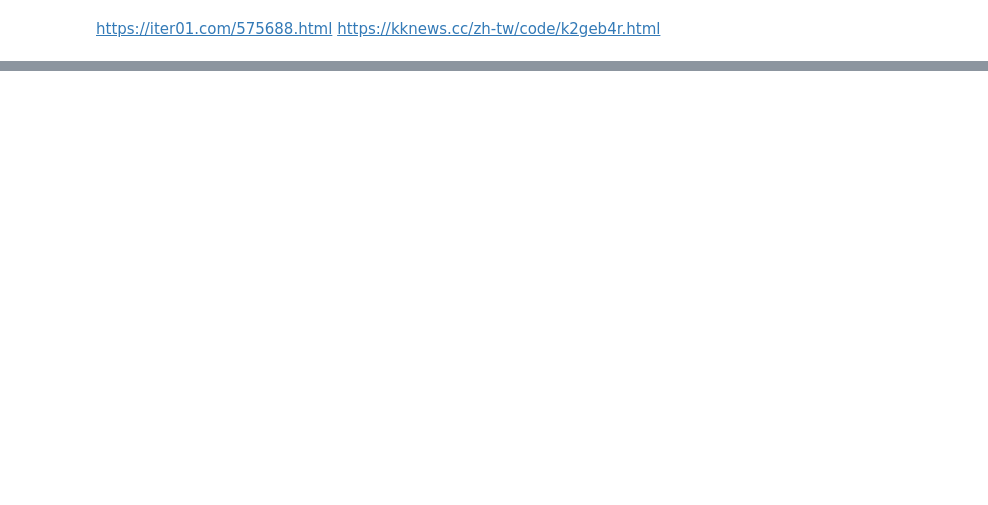
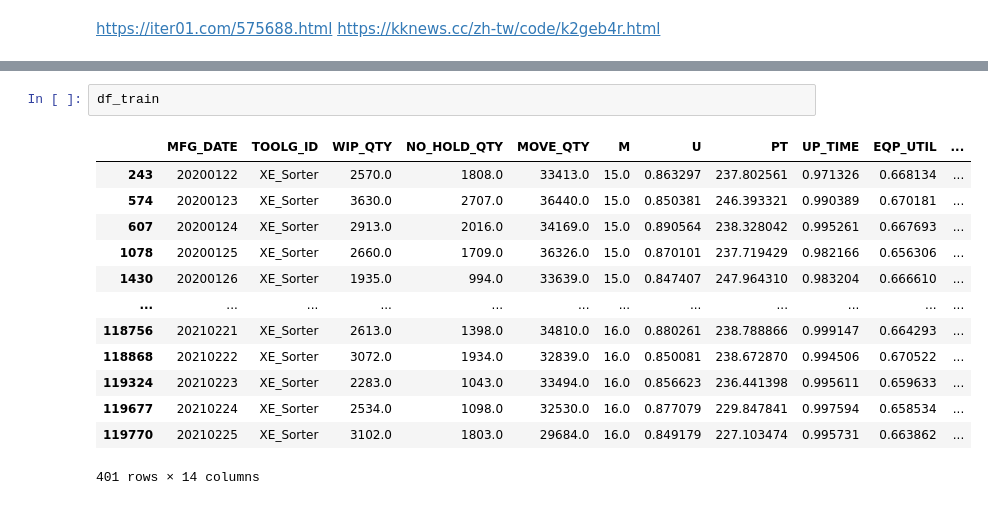
Before and after one commit to lokcyi/AI, a Jupyter notebook: ClassMaterial/20210308/XGBoost_Homework2.ipynb, the cells around one changed output, grey strips where cells are left out. Saved outputs shown, nothing was run; the diff lists cells and outputs as text; blank space fills up the shorter version.

```diff
--- a/ClassMaterial/20210308/XGBoost_Homework2.ipynb
+++ b/ClassMaterial/20210308/XGBoost_Homework2.ipynb
@@ -63,0 +67,16 @@ CS             0
+# %%
+df_train
+# %% [output]
+|  | MFG_DATE | TOOLG_ID | WIP_QTY | NO_HOLD_QTY | MOVE_QTY | M | U | PT | UP_TIME | EQP_UTIL | ... |
+| 243 | 20200122 | XE_Sorter | 2570.0 | 1808.0 | 33413.0 | 15.0 | 0.863297 | 237.802561 | 0.971326 | 0.668134 | ... |
+| 574 | 20200123 | XE_Sorter | 3630.0 | 2707.0 | 36440.0 | 15.0 | 0.850381 | 246.393321 | 0.990389 | 0.670181 | ... |
+| 607 | 20200124 | XE_Sorter | 2913.0 | 2016.0 | 34169.0 | 15.0 | 0.890564 | 238.328042 | 0.995261 | 0.667693 | ... |
+| 1078 | 20200125 | XE_Sorter | 2660.0 | 1709.0 | 36326.0 | 15.0 | 0.870101 | 237.719429 | 0.982166 | 0.656306 | ... |
+| 1430 | 20200126 | XE_Sorter | 1935.0 | 994.0 | 33639.0 | 15.0 | 0.847407 | 247.964310 | 0.983204 | 0.666610 | ... |
+| ... | ... | ... | ... | ... | ... | ... | ... | ... | ... | ... | ... |
+| 118756 | 20210221 | XE_Sorter | 2613.0 | 1398.0 | 34810.0 | 16.0 | 0.880261 | 238.788866 | 0.999147 | 0.664293 | ... |
+| 118868 | 20210222 | XE_Sorter | 3072.0 | 1934.0 | 32839.0 | 16.0 | 0.850081 | 238.672870 | 0.994506 | 0.670522 | ... |
+| 119324 | 20210223 | XE_Sorter | 2283.0 | 1043.0 | 33494.0 | 16.0 | 0.856623 | 236.441398 | 0.995611 | 0.659633 | ... |
+| 119677 | 20210224 | XE_Sorter | 2534.0 | 1098.0 | 32530.0 | 16.0 | 0.877079 | 229.847841 | 0.997594 | 0.658534 | ... |
+| 119770 | 20210225 | XE_Sorter | 3102.0 | 1803.0 | 29684.0 | 16.0 | 0.849179 | 227.103474 | 0.995731 | 0.663862 | ... |
+401 rows × 14 columns
```
Also changed, not shown: parts of 8 cells of this notebook, 3 other files.
